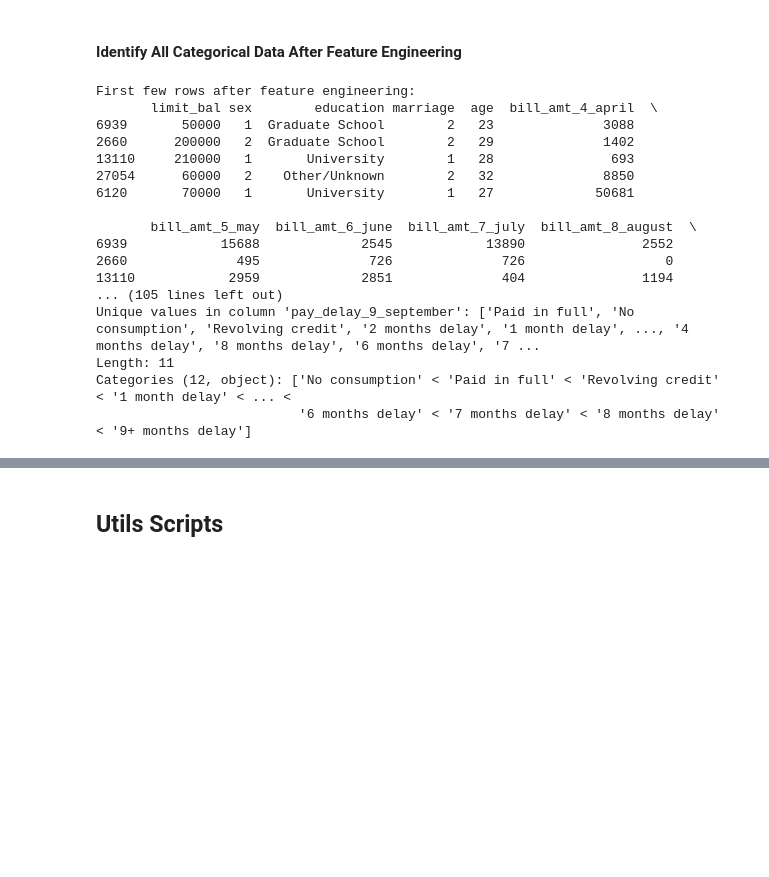
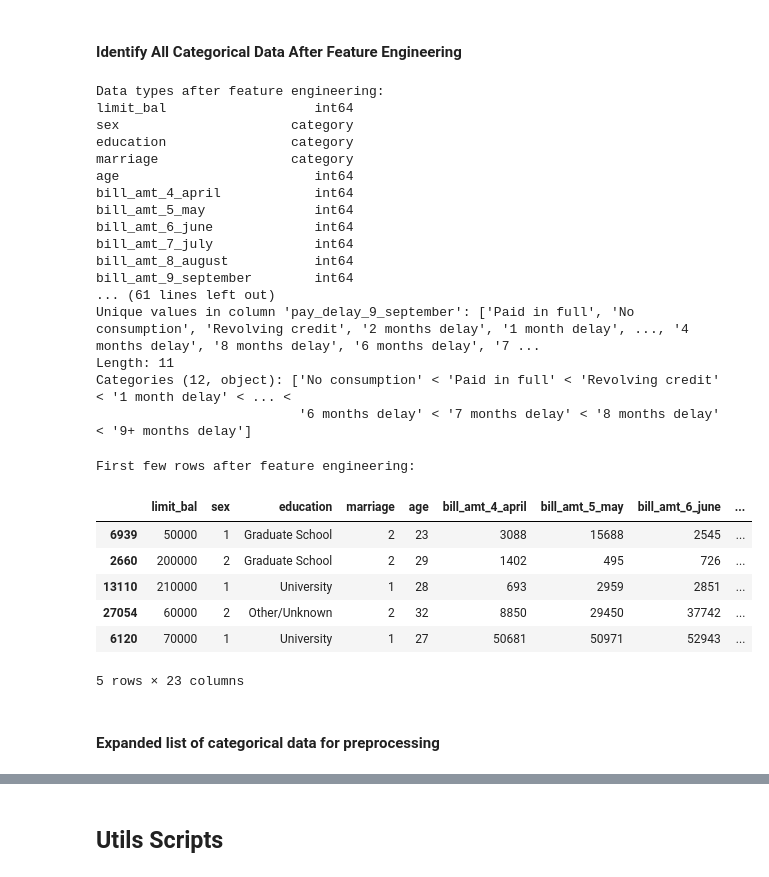
Before and after one commit to micah-shull/ML_Classification_Loan_Defaults, a Jupyter notebook: loan_defaults_012_preprocessor_debug.ipynb, the cells around one changed output, grey strips where cells are left out. Drawn from its saved outputs; the diff is of its cells as text; code cells hidden in the pictures; blank space fills up the shorter version.

```diff
--- a/loan_defaults_012_preprocessor_debug.ipynb
+++ b/loan_defaults_012_preprocessor_debug.ipynb
@@ -1434,9 +1434,9 @@ X_train_after_feature_engineering = pipeline_feature_engineering.transform(X_tra
 # Step 4: Convert to DataFrame to inspect the features
 X_train_feature_engineering_df = pd.DataFrame(X_train_after_feature_engineering, columns=X_train.columns)
 
-# Step 5: Inspect the first few rows of the engineered features
-print("First few rows after feature engineering:")
-print(X_train_feature_engineering_df.head())
+# # Step 5: Inspect the first few rows of the engineered features
+# print("First few rows after feature engineering:")
+# print(X_train_feature_engineering_df.head())
 
 # Step 6: Check data types to identify categorical, boolean, and numeric columns
 print("Data types after feature engineering:")
@@ -1447,20 +1447,35 @@ for column in X_train_feature_engineering_df.columns:
     unique_values = X_train_feature_engineering_df[column].unique()
     print(f"Unique values in column '{column}': {unique_values}")
 # %% [output]
-First few rows after feature engineering:
-       limit_bal sex        education marriage  age  bill_amt_4_april  \
-6939       50000   1  Graduate School        2   23              3088
-2660      200000   2  Graduate School        2   29              1402
-13110     210000   1       University        1   28               693
-27054      60000   2    Other/Unknown        2   32              8850
-6120       70000   1       University        1   27             50681
-
-       bill_amt_5_may  bill_amt_6_june  bill_amt_7_july  bill_amt_8_august  \
-6939            15688             2545            13890               2552
-2660              495              726              726                  0
-13110            2959             2851              404               1194
-... (105 lines left out)
+Data types after feature engineering:
+limit_bal                   int64
+sex                      category
+education                category
+marriage                 category
+age                         int64
+bill_amt_4_april            int64
+bill_amt_5_may              int64
+bill_amt_6_june             int64
+bill_amt_7_july             int64
+bill_amt_8_august           int64
+bill_amt_9_september        int64
+... (61 lines left out)
 Unique values in column 'pay_delay_9_september': ['Paid in full', 'No consumption', 'Revolving credit', '2 months delay', '1 month delay', ..., '4 months delay', '8 months delay', '6 months delay', '7 ...
 Length: 11
 Categories (12, object): ['No consumption' < 'Paid in full' < 'Revolving credit' < '1 month delay' < ... <
                           '6 months delay' < '7 months delay' < '8 months delay' < '9+ months delay']
+# %%
+# Step 5: Inspect the first few rows of the engineered features
+print("First few rows after feature engineering:")
+X_train_feature_engineering_df.head()
+# %% [output]
+First few rows after feature engineering:
+|  | limit_bal | sex | education | marriage | age | bill_amt_4_april | bill_amt_5_may | bill_amt_6_june | ... |
+| 6939 | 50000 | 1 | Graduate School | 2 | 23 | 3088 | 15688 | 2545 | ... |
+| 2660 | 200000 | 2 | Graduate School | 2 | 29 | 1402 | 495 | 726 | ... |
+| 13110 | 210000 | 1 | University | 1 | 28 | 693 | 2959 | 2851 | ... |
+| 27054 | 60000 | 2 | Other/Unknown | 2 | 32 | 8850 | 29450 | 37742 | ... |
+| 6120 | 70000 | 1 | University | 1 | 27 | 50681 | 50971 | 52943 | ... |
+5 rows × 23 columns
+# %% [markdown]
+#### Expanded list of categorical data for preprocessing
```
Also changed, not shown: parts of 11 cells of this notebook.
